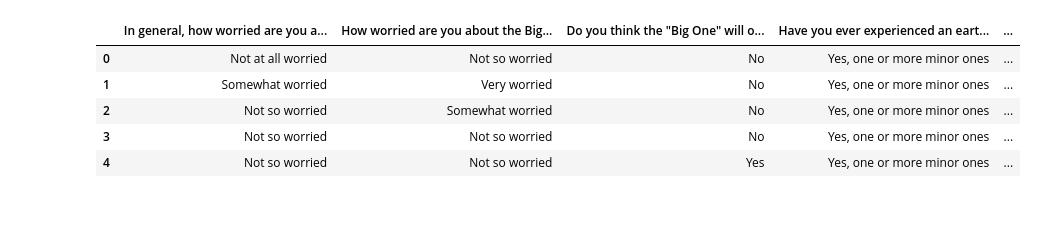
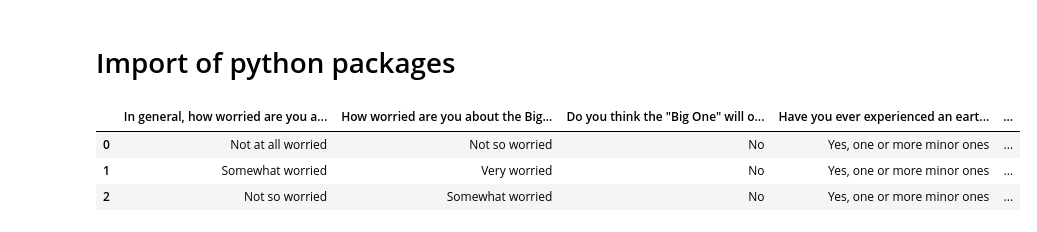
Before and after one commit to kmozdzierz/ABiD_AiR_2021, a Jupyter notebook: Lab2/TIER Protocol Documentation/Command Files/Lab2.ipynb, the cells around one changed output. Saved outputs shown, nothing was run; the diff lists cells and outputs as text; code cells hidden in the pictures.

```diff
--- a/Lab2/TIER Protocol Documentation/Command Files/Lab2.ipynb
+++ b/Lab2/TIER Protocol Documentation/Command Files/Lab2.ipynb
@@ -1,14 +1,14 @@
+# %% [markdown]
+# Import of python packages
 # %%
 import pandas as pd
 import numpy as np
 import matplotlib.pyplot as plt
 # %%
 df = pd.read_csv('../Original Data/earthquake_data.csv')
-df.head()
+df.head(3)
 # %% [output]
 |  | In general, how worried are you a... | How worried are you about the Big... | Do you think the "Big One" will o... | Have you ever experienced an eart... | ... |
 | 0 | Not at all worried | Not so worried | No | Yes, one or more minor ones | ... |
 | 1 | Somewhat worried | Very worried | No | Yes, one or more minor ones | ... |
 | 2 | Not so worried | Somewhat worried | No | Yes, one or more minor ones | ... |
-| 3 | Not so worried | Not so worried | No | Yes, one or more minor ones | ... |
-| 4 | Not so worried | Not so worried | Yes | Yes, one or more minor ones | ... |
```
Also changed, not shown: parts of 6 cells of this notebook, 8 other files.
